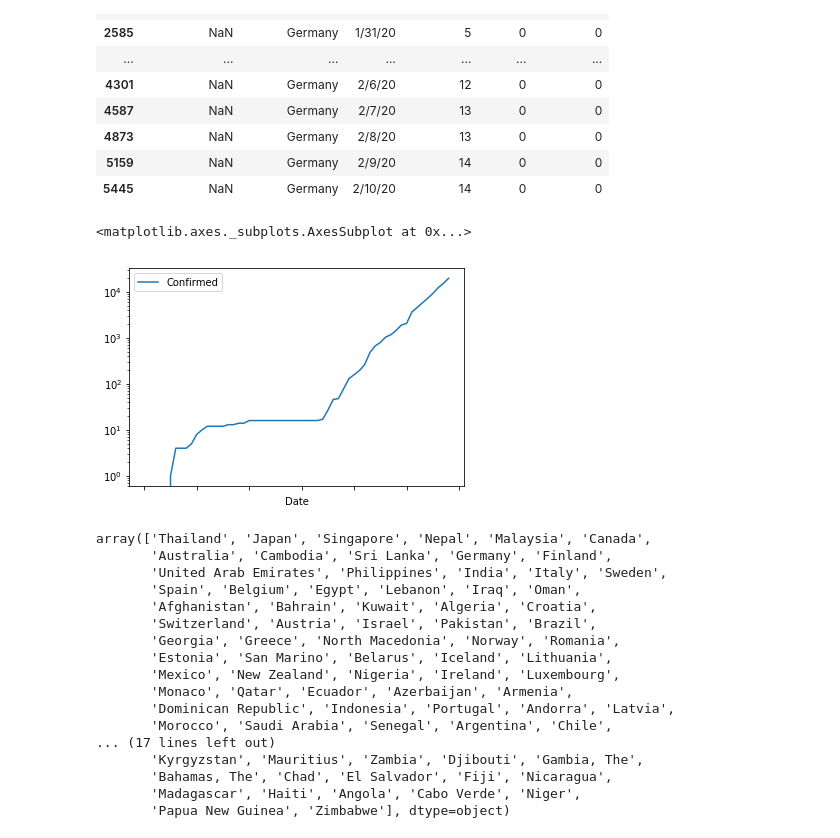
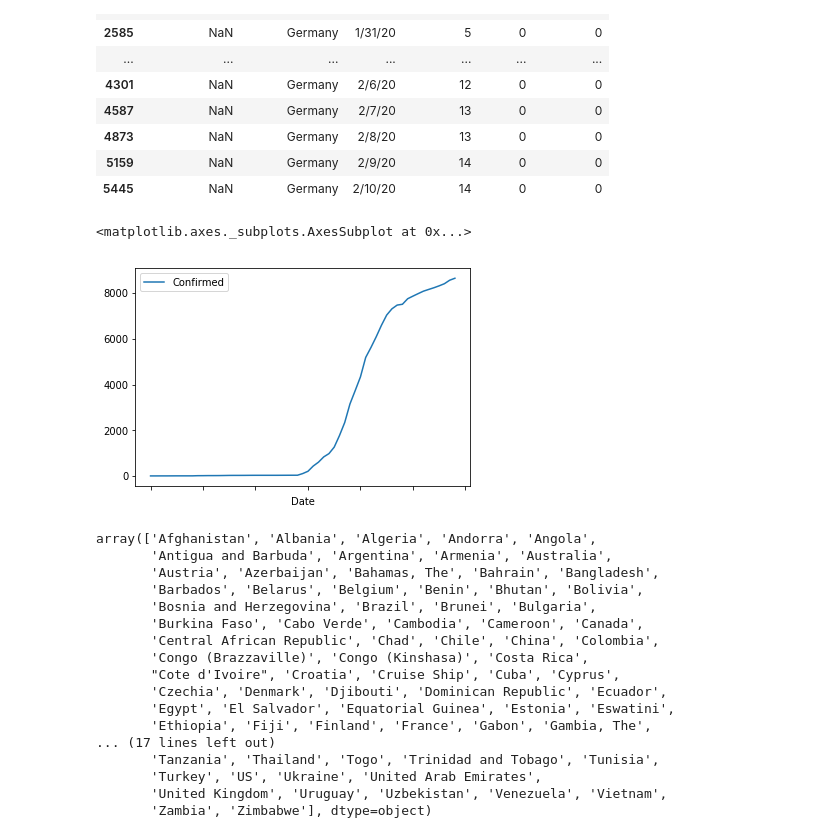
Before and after one commit to JohnHenningsen/CoronaDataDeviance, a Jupyter notebook: data_exploration.ipynb, the cells around one changed output. Cells and saved outputs as stored; diff of their text form; code cells hidden in the pictures.

```diff
--- a/data_exploration.ipynb
+++ b/data_exploration.ipynb
@@ -24,27 +24,27 @@ df[df['Country/Region'] == 'Germany'].head(20)
 | 5159 | NaN | Germany | 2/9/20 | 14 | 0 | 0 |
 | 5445 | NaN | Germany | 2/10/20 | 14 | 0 | 0 |
 # %%
-df[df['Country/Region'] == 'Germany'].plot('Date', 'Confirmed', logy=True)
+df[df['Country/Region'] == 'Korea, South'].plot('Date', 'Confirmed', logy=False)
 # %% [output]
 <matplotlib.axes._subplots.AxesSubplot at 0x...>
-[figure, old version]
+[figure, new version]
 # %%
-df['Country/Region'].unique()
+np.sort(df['Country/Region'].unique())
 # %% [output]
-array(['Thailand', 'Japan', 'Singapore', 'Nepal', 'Malaysia', 'Canada',
-       'Australia', 'Cambodia', 'Sri Lanka', 'Germany', 'Finland',
-       'United Arab Emirates', 'Philippines', 'India', 'Italy', 'Sweden',
-       'Spain', 'Belgium', 'Egypt', 'Lebanon', 'Iraq', 'Oman',
-       'Afghanistan', 'Bahrain', 'Kuwait', 'Algeria', 'Croatia',
-       'Switzerland', 'Austria', 'Israel', 'Pakistan', 'Brazil',
-       'Georgia', 'Greece', 'North Macedonia', 'Norway', 'Romania',
-       'Estonia', 'San Marino', 'Belarus', 'Iceland', 'Lithuania',
-       'Mexico', 'New Zealand', 'Nigeria', 'Ireland', 'Luxembourg',
-       'Monaco', 'Qatar', 'Ecuador', 'Azerbaijan', 'Armenia',
-       'Dominican Republic', 'Indonesia', 'Portugal', 'Andorra', 'Latvia',
-       'Morocco', 'Saudi Arabia', 'Senegal', 'Argentina', 'Chile',
+array(['Afghanistan', 'Albania', 'Algeria', 'Andorra', 'Angola',
+       'Antigua and Barbuda', 'Argentina', 'Armenia', 'Australia',
+       'Austria', 'Azerbaijan', 'Bahamas, The', 'Bahrain', 'Bangladesh',
+       'Barbados', 'Belarus', 'Belgium', 'Benin', 'Bhutan', 'Bolivia',
+       'Bosnia and Herzegovina', 'Brazil', 'Brunei', 'Bulgaria',
+       'Burkina Faso', 'Cabo Verde', 'Cambodia', 'Cameroon', 'Canada',
+       'Central African Republic', 'Chad', 'Chile', 'China', 'Colombia',
+       'Congo (Brazzaville)', 'Congo (Kinshasa)', 'Costa Rica',
+       "Cote d'Ivoire", 'Croatia', 'Cruise Ship', 'Cuba', 'Cyprus',
+       'Czechia', 'Denmark', 'Djibouti', 'Dominican Republic', 'Ecuador',
+       'Egypt', 'El Salvador', 'Equatorial Guinea', 'Estonia', 'Eswatini',
+       'Ethiopia', 'Fiji', 'Finland', 'France', 'Gabon', 'Gambia, The',
 ... (17 lines left out)
-       'Kyrgyzstan', 'Mauritius', 'Zambia', 'Djibouti', 'Gambia, The',
-       'Bahamas, The', 'Chad', 'El Salvador', 'Fiji', 'Nicaragua',
-       'Madagascar', 'Haiti', 'Angola', 'Cabo Verde', 'Niger',
-       'Papua New Guinea', 'Zimbabwe'], dtype=object)
+       'Tanzania', 'Thailand', 'Togo', 'Trinidad and Tobago', 'Tunisia',
+       'Turkey', 'US', 'Ukraine', 'United Arab Emirates',
+       'United Kingdom', 'Uruguay', 'Uzbekistan', 'Venezuela', 'Vietnam',
+       'Zambia', 'Zimbabwe'], dtype=object)
```
Also changed, not shown: 2 other files.
